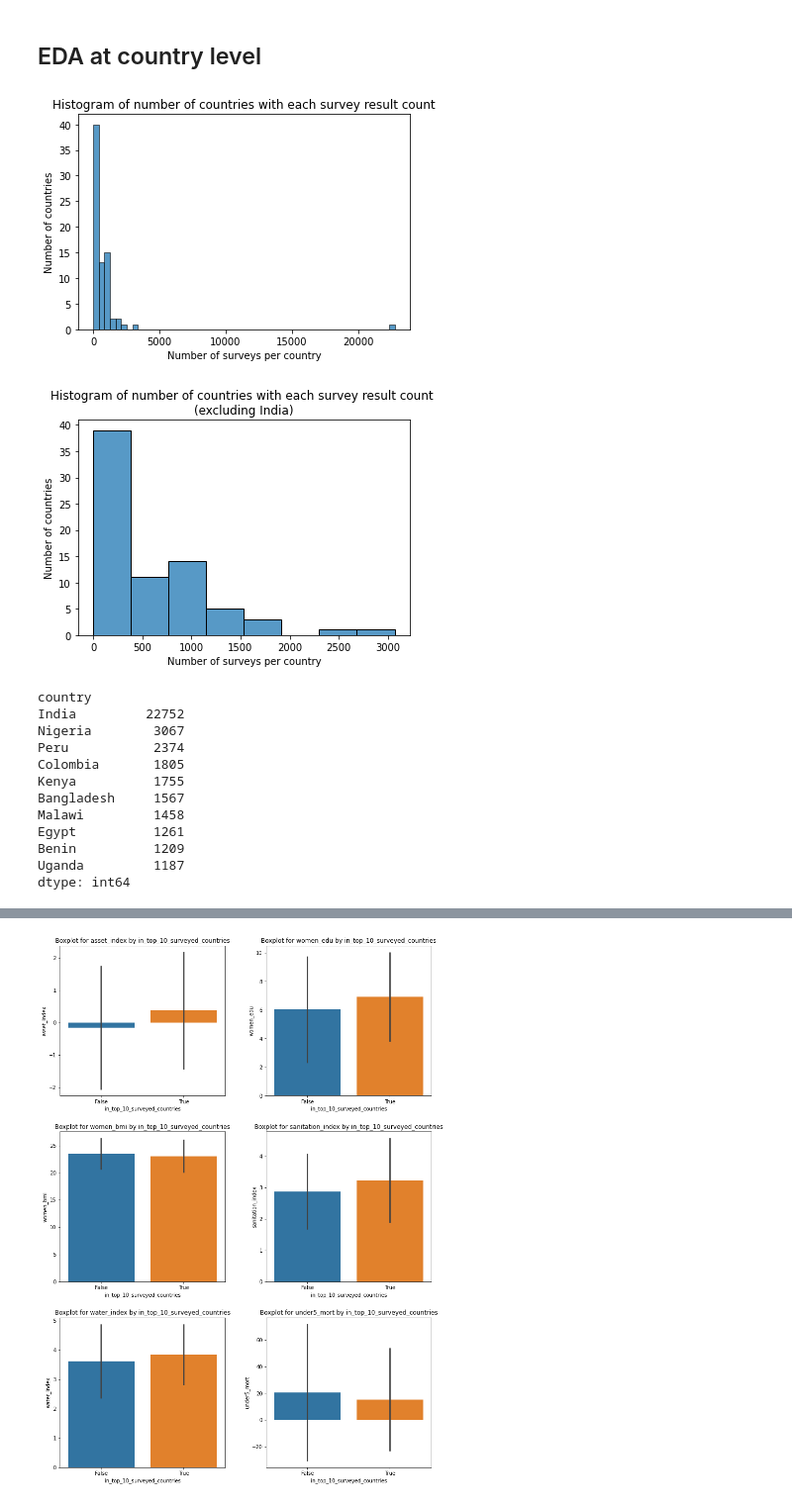
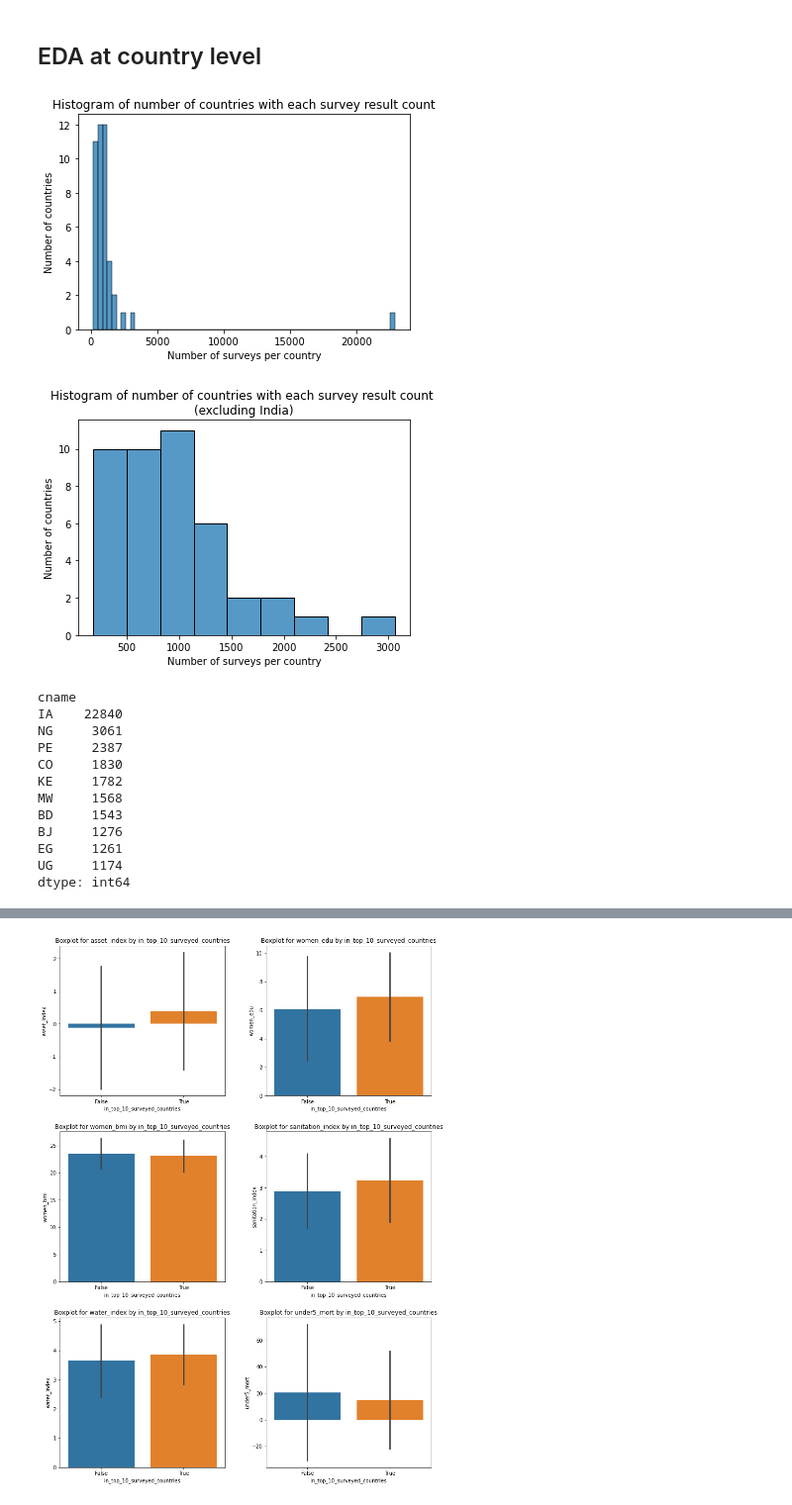
Before and after one commit to caravanuden/sdg-text, a Jupyter notebook: notebooks/eda.ipynb, the cells around one changed output, grey strips where cells are left out. Shown at 99% size. Drawn from its saved outputs; the diff is of its cells as text; code cells hidden in the pictures.

Commit message:
use cname instead of country, add headers

```diff
--- a/notebooks/eda.ipynb
+++ b/notebooks/eda.ipynb
@@ -177,7 +117,8 @@ def assign_point_to_poly(point, polys):
 country_polys = dict(zip(world.name, world.geometry))
 gdf['country'] = gdf.geometry.apply(lambda point: assign_point_to_poly(point, country_polys))
 # %%
+# number of locations that weren't mapped to a country
+# because of this, we'll use cname instead of country
 print(np.sum(gdf.country.isna()))
-gdf = gdf.dropna(subset=['country'])
 # %% [output]
 3332
@@ -188,7 +136,7 @@ Index(['pop_est', 'continent', 'name', 'iso_a3', 'gdp_md_est', 'geometry'], dtyp
 # %%
 world = world[['name', 'continent', 'pop_est', 'gdp_md_est']]
 world.columns = ['country', 'continent', 'pop_est', 'gdp_md_est']
-gdf = gdf.merge(world, on='country')
+gdf = gdf.merge(world, on='country', how='left')
 # %%
 gdf.head()
 # %% [output]
@@ -414,35 +466,35 @@ plt.figure()
 plt.title('Histogram of number of countries with each survey result count')
 plt.xlabel('Number of surveys per country')
 plt.ylabel('Number of countries')
-sns.histplot(gdf.dropna().groupby('country').size())
+sns.histplot(gdf.dropna().groupby('cname').size())
 plt.show()
 # %% [output]
-[figure, old version]
+[figure, new version]
 # %%
 plt.figure()
 plt.title('Histogram of number of countries with each survey result count \n(excluding India)')
 plt.xlabel('Number of surveys per country')
 plt.ylabel('Number of countries')
-sns.histplot(gdf[gdf.country != 'India'].dropna().groupby('country').size())
+sns.histplot(gdf[gdf.cname != 'IA'].dropna().groupby('cname').size())
 plt.show()
 # %% [output]
-[figure, old version]
+[figure, new version]
 # %%
 n = 10
-top_n_countries = gdf.dropna().groupby('country').size().sort_values(ascending=False)[:n]
+top_n_countries = gdf.dropna().groupby('cname').size().sort_values(ascending=False)[:n]
 top_n_countries.head(n)
 # %% [output]
-country
-India         22752
-Nigeria        3067
-Peru           2374
-Colombia       1805
-Kenya          1755
-Bangladesh     1567
-Malawi         1458
-Egypt          1261
-Benin          1209
-Uganda         1187
+cname
+IA    22840
+NG     3061
+PE     2387
+CO     1830
+KE     1782
+MW     1568
+BD     1543
+BJ     1276
+EG     1261
+UG     1174
 dtype: int64
 # %%
 np.sum(top_n_countries.reset_index()[0]) / gdf.shape[0]
```
Also changed, not shown: parts of 50 cells of this notebook.
